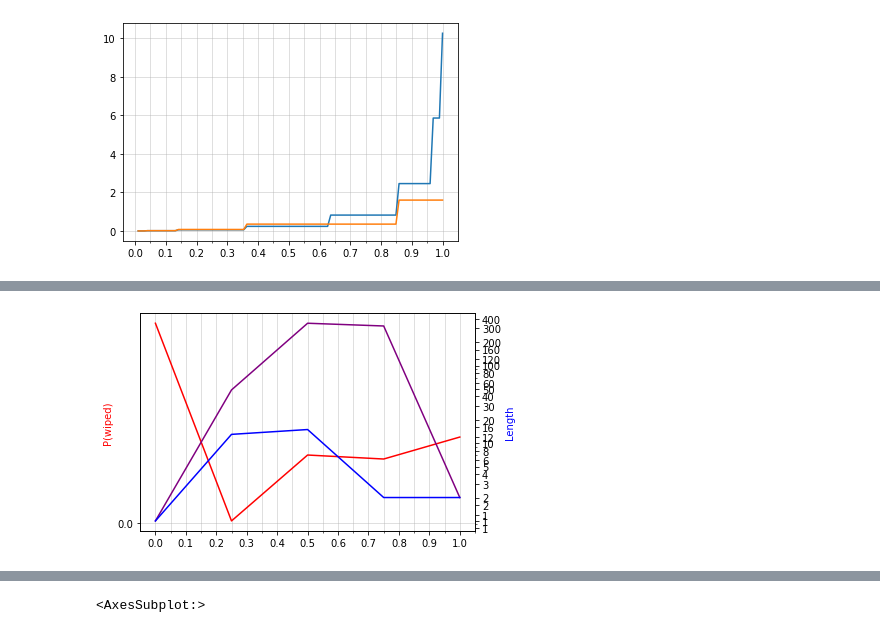
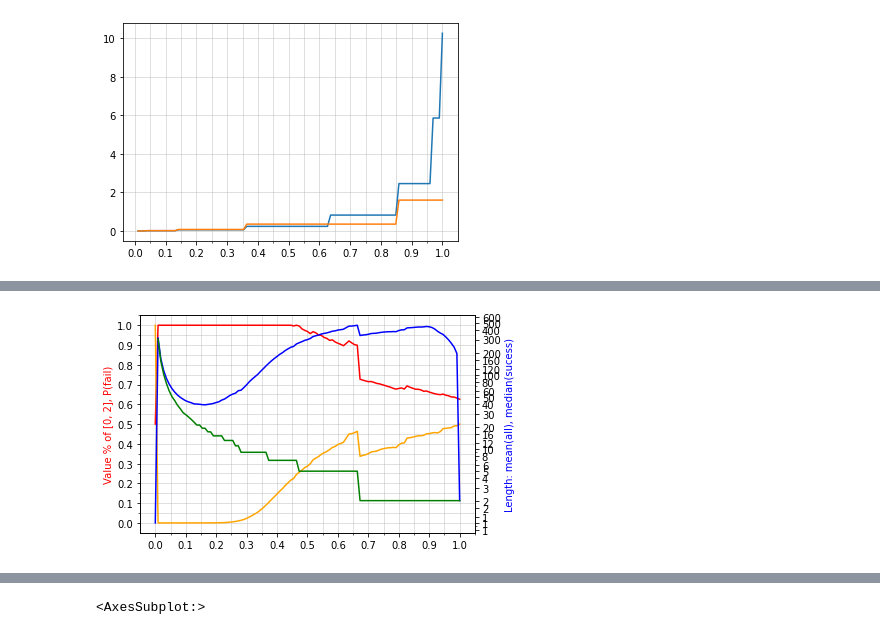
Before and after one commit to bernardorufino/coursera-portfolio-analysis, a Jupyter notebook: play.ipynb, the cells around one changed output, grey strips where cells are left out. Cells and saved outputs as stored; diff of their text form; code cells hidden in the pictures.

```diff
--- a/play.ipynb
+++ b/play.ipynb
@@ -114,17 +114,0 @@ game.iloc[-1]
-# %%
-simulations = 500_000
-stop = lambda i, v: v >= 2
-
-fs = np.linspace(0, 1, 50)
-f_lengths = []
-f_values = []
-for f in fs:
-    lengths = []
-    values = []
-    for i in range(simulations):
-        ans = exp.play_game(f, stop, series=False)
-        lengths.append(ans['length'])
-        values.append(ans['value'])
-    f_lengths.append(pd.Series(lengths))
-    f_values.append(pd.Series(values))
-len(f_values)
@@ -133,24 +178,45 @@ KeyboardInterrupt:
 # %%
-p_wiped = [v[v < .001].size / d.size for v in f_values]
-p_fail = [v[v < 2].size / d.size for v in f_values]
-length_mean = [l[l < penalizer].mean() for l in f_lengths]
-length_median = [l[l < penalizer].median() for l in f_lengths]
+#f_values = [v.clip(upper=2) for v in f_values]
+f_values_lengths = list(zip(f_values, f_lengths))
+
+p_wiped = [v[v < .001].size / v.size for v in f_values]
+p_fail = [v[v < 2].size / v.size for v in f_values]
+value_mean = [min(2, v.mean()) for v in f_values]
+value_percentage_mean = [min(2, v.mean())/2 for v in f_values]
+
+length_mean = [l[v >= 0].mean() for v, l in f_values_lengths]
+length_median = [l[v >= 2].median() for v, l in f_values_lengths]
+
+# i = 1
+# f = fs[i]
+# v = f_values[i]
+# l = f_lengths[i]
+# print('f = {}'.format(f))
+# print(v)
+# print(l)
+
 fig, ax1 = plt.subplots()
-color = 'red'
-ax1.plot(fs, p_fail, color=color)
-ax1.set_ylabel('P(wiped)', color=color)
+ax2 = ax1.twinx()
+c1 = 'red'
+c2 = 'orange'
+ax1.plot(fs, value_percentage_mean, color=c1)
+ax1.plot(fs, p_fail, color=c2)
+# ax1.plot(fs, p_wiped, color=c1)
+# ax1.plot(fs, p_fail, color=c2)
+# ax1.set_ylabel('P(wiped), P(fail)', color=c1)
+ax1.set_ylabel('Value % of [0, 2], P(fail)', color=c1)
 ax1.xaxis.set_major_locator(ticker.MultipleLocator(.1))
 ax1.xaxis.set_minor_locator(ticker.AutoMinorLocator(2))
 ax1.yaxis.set_major_locator(ticker.MultipleLocator(.1))
 ax1.yaxis.set_minor_locator(ticker.AutoMinorLocator(2))
 ax1.grid(b=True, which='both', alpha=.5)
-ax2 = ax1.twinx()
-color = 'blue'
-ax2.plot(fs, length_mean, color='purple')
-ax2.plot(fs, length_median, color=color)
-ax2.set_ylabel('Length', color=color)
+c1 = 'blue'
+c2 = 'green'
+ax2.plot(fs, length_mean, color=c1)
+ax2.plot(fs, length_median, color=c2)
+ax2.set_ylabel('Length: mean(all), median(sucess)', color=c1)
 ax2.set_yscale('log')
 ax2.yaxis.set_major_formatter(ticker.ScalarFormatter())
 ax2.yaxis.set_major_locator(ticker.LogLocator(subs=(.12, .16, .2, .3, .4, .5, .6, .8, 1)))
 # %% [output]
-[figure, old version]
+[figure, new version]
```
Also changed, not shown: parts of 11 cells of this notebook, 1 other file.
